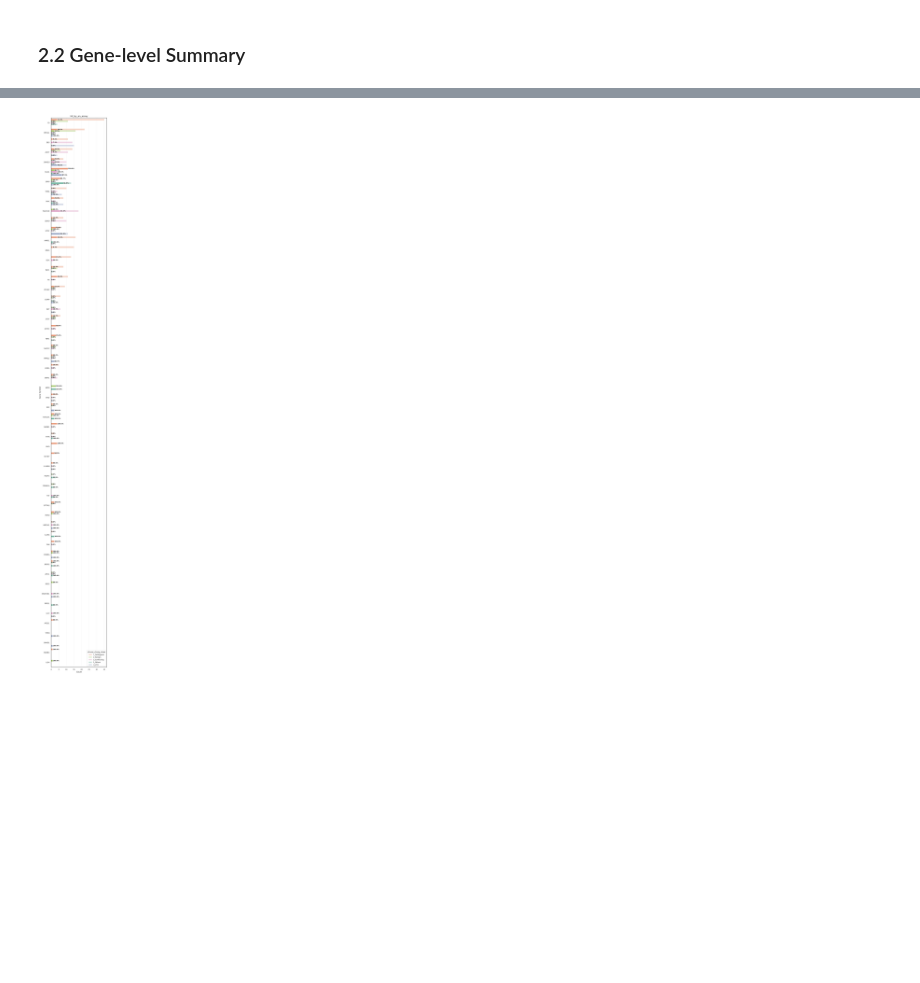
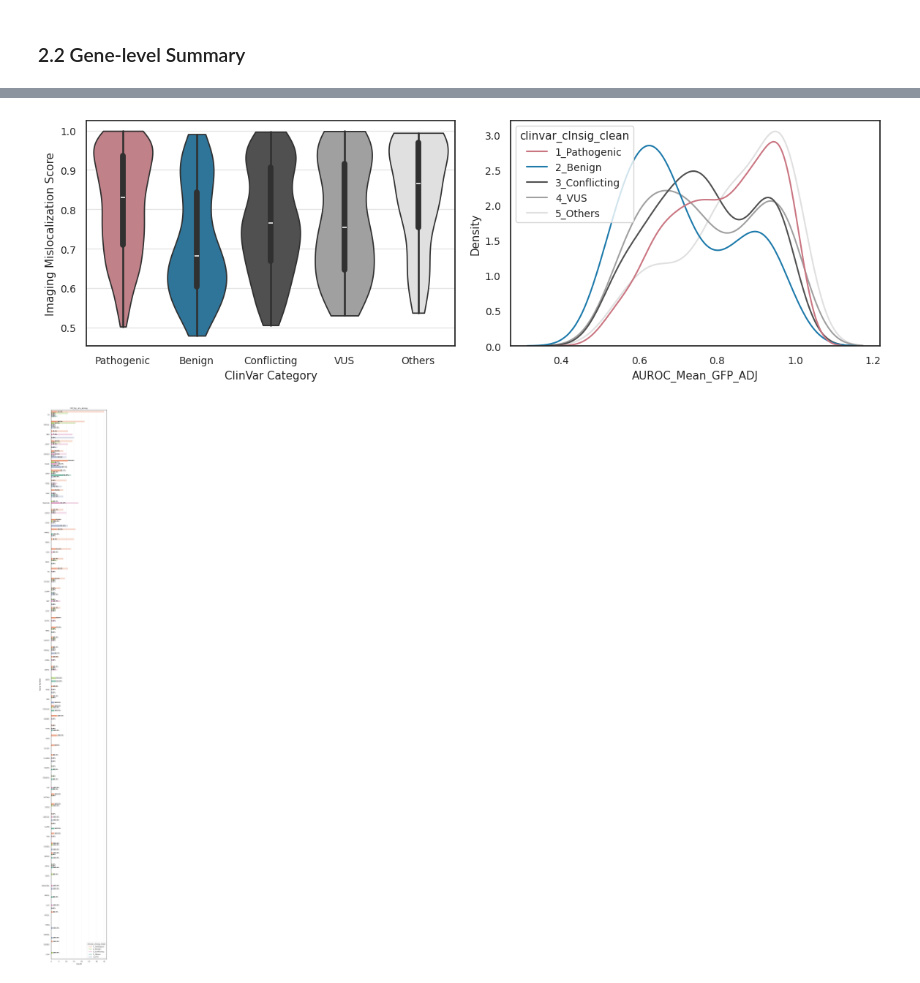
Before and after one commit to broadinstitute/2025_laval_submitted, a Jupyter notebook: 2_individual_assay_results/imaging/2_analysis/2_analyze_cp_results/0_results_summary.ipynb, the cells around one changed output, grey strips where cells are left out. Cells and saved outputs as stored; diff of their text form; code cells hidden in the pictures; blank space fills up the shorter version.

```diff
--- a/2_individual_assay_results/imaging/2_analysis/2_analyze_cp_results/0_results_summary.ipynb
+++ b/2_individual_assay_results/imaging/2_analysis/2_analyze_cp_results/0_results_summary.ipynb
@@ -595,3 +551,44 @@ plt.show()
+# %%
+hue_order = sorted(imaging_summary_clinvar["clinvar_clnsig_clean"].drop_nulls().unique().to_list())
+
+fig, axes = plt.subplots(1, 2, figsize=(14, 4))
+# sns.boxenplot(
+#     data=scores.to_pandas(),
+#     x="clinvar_clnsig_clean",
+#     y="dualipa_abun_score",
+#     hue="clinvar_clnsig_clean",
+#     palette=palette_dict["clinvar_clnsig_clean"],
+#     order=hue_order,
+#     ax=axes[0]
+# )
+sns.violinplot(
+    data=df,
+    x="clinvar_clnsig_clean",
+    y="AUROC_Mean_GFP_ADJ",
+    hue="clinvar_clnsig_clean",
+    palette=palette_dict["clinvar_clnsig_clean"],
+    order=hue_order,
+    cut=0,
+    ax=axes[0]
+)
+axes[0].set_xticklabels([x.get_text().split("_")[1] for x in axes[0].get_xticklabels()]) ##, rotation=45, ha='right'
+axes[0].set_xlabel("ClinVar Category") ##, rotation=45, ha='right'
+axes[0].set_ylabel("Imaging Mislocalization Score") ##, rotation=45, ha='right'
+axes[0].grid(alpha=0.5, axis="y")
+
+sns.kdeplot(
+    data=df,
+    x="AUROC_Mean_GFP_ADJ",
+    hue="clinvar_clnsig_clean",
+    hue_order=hue_order,
+    ax=axes[1],
+    palette=palette_dict["clinvar_clnsig_clean"],
+    common_norm=False
+)
+plt.subplots_adjust(wspace=0.15)
+plt.show()
+# %% [output]
+[figure, added]
 # %%
 plot_gene_level_summary(
     imaging_summary_clinvar.with_columns(
```
Also changed, not shown: parts of 18 cells of this notebook, 4 other files.
